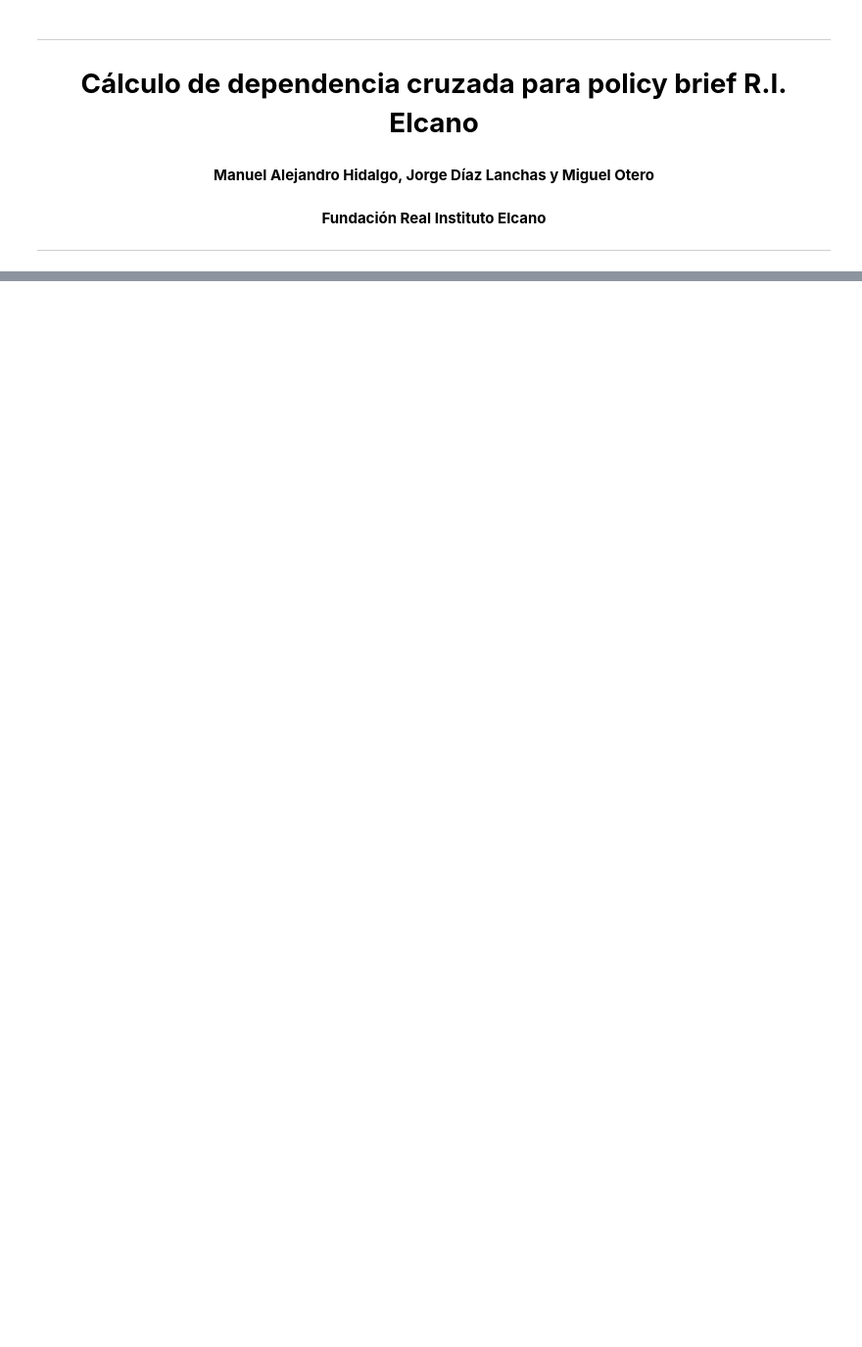
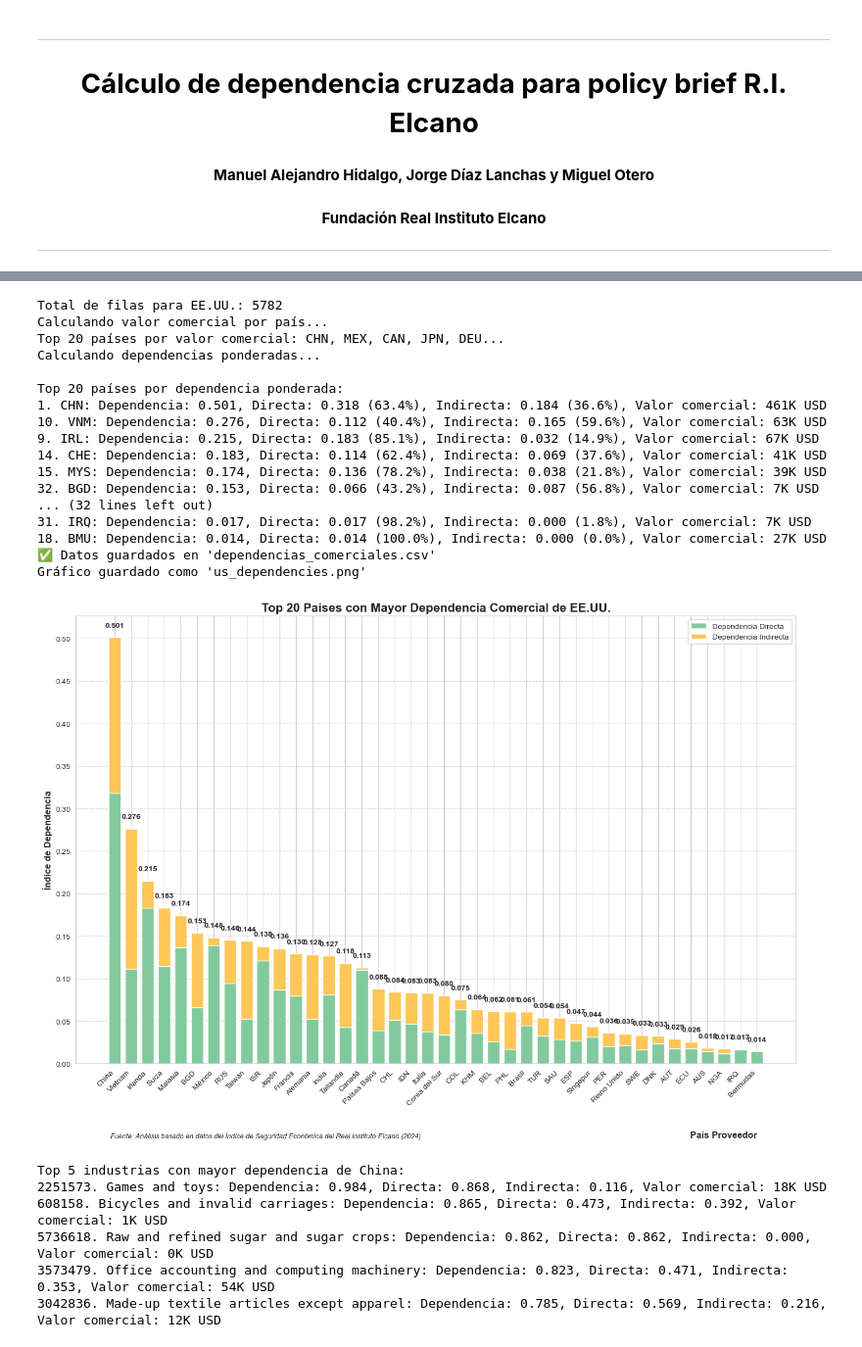
Before and after one commit to mhidper/Seguridad-Economica, a Jupyter notebook: src/notebooks/visualization/figuras.ipynb, the cells around one changed output, grey strips where cells are left out. Shown at 98% size. Cells and saved outputs as stored; diff of their text form; code cells hidden in the pictures; blank space fills up the shorter version.

```diff
--- a/src/notebooks/visualization/figuras.ipynb
+++ b/src/notebooks/visualization/figuras.ipynb
@@ -1079,12 +1098,13 @@ def analyze_us_dependencies():
 
     return dependency_df
 
-def plot_dependencies(dependency_df):
+def plot_dependencies(dependency_df, save_csv=True):
     """
     Crea un gráfico de barras apiladas para visualizar las dependencias.
 
     Args:
         dependency_df: DataFrame con las dependencias calculadas
+        save_csv: Boolean, si True exporta los datos a CSV (default: True)
     """
     plt.figure(figsize=(14, 10))
 
@@ -1101,6 +1121,13 @@ def plot_dependencies(dependency_df):
         "FRA": "Francia", "ITA": "Italia", "KOR": "Corea del Sur", "BRA": "Brasil",
         "NLD": "Países Bajos", "SGP": "Singapur", "GBR": "Reino Unido", "BMU": "Bermudas"
     }
+
+    # Exportar a CSV en el mismo directorio que las imágenes
+    if save_csv:
+        export_df = dependency_df.copy()
+        export_df['country_name'] = export_df['country'].map(country_names).fillna(export_df['country'])
+        export_df.to_csv(image_dir / 'figura1.csv', index=False, encoding='utf-8-sig')
+        print("✅ Datos guardados en 'dependencias_comerciales.csv'")
 
     # Mapear códigos a nombres completos (si están en el diccionario)
     country_labels = [country_names.get(c, c) for c in countries]
@@ -1175,30 +1202,55 @@ def main():
     # Analizar y mostrar las industrias con mayor dependencia de China
     analyze_china_industries()
 
     return dependency_df
 
 def analyze_china_industries():
     """Analiza las industrias con mayor dependencia de China."""
     # Cargar los datos
     df = df_limpio.copy()
 
     # Filtrar datos para EE.UU. como país dependiente y China como proveedor
     china_data = df[(df['dependent_country'] == 'USA') & (df['supplier_country'] == 'CHN')].copy()
 
     # Filtrar filas con valores válidos
     valid_rows = china_data.dropna(subset=['dependency_value', 'trade_value'])
     valid_rows = valid_rows[valid_rows['trade_value'] > 0]
 
     # Ordenar por dependencia
     top_industries = valid_rows.sort_values('dependency_value', ascending=False).head(5)
 
     print("\nTop 5 industrias con mayor dependencia de China:")
     for i, row in top_industries.iterrows():
         print(f"{i+1}. {row['industry']}: Dependencia: {row['dependency_value']:.3f}, " +
               f"Directa: {row['direct_dependency']:.3f}, Indirecta: {row['indirect_dependency']:.3f}, " +
               f"Valor comercial: {row['trade_value']/1000:.0f}K USD")
 
     return top_industries
 
 if __name__ == "__main__":
     dependency_df = main()
+# %% [output]
+Total de filas para EE.UU.: 5782
+Calculando valor comercial por país...
+Top 20 países por valor comercial: CHN, MEX, CAN, JPN, DEU...
+Calculando dependencias ponderadas...
+
+Top 20 países por dependencia ponderada:
+1. CHN: Dependencia: 0.501, Directa: 0.318 (63.4%), Indirecta: 0.184 (36.6%), Valor comercial: 461K USD
+10. VNM: Dependencia: 0.276, Directa: 0.112 (40.4%), Indirecta: 0.165 (59.6%), Valor comercial: 63K USD
+9. IRL: Dependencia: 0.215, Directa: 0.183 (85.1%), Indirecta: 0.032 (14.9%), Valor comercial: 67K USD
+14. CHE: Dependencia: 0.183, Directa: 0.114 (62.4%), Indirecta: 0.069 (37.6%), Valor comercial: 41K USD
+15. MYS: Dependencia: 0.174, Directa: 0.136 (78.2%), Indirecta: 0.038 (21.8%), Valor comercial: 39K USD
+32. BGD: Dependencia: 0.153, Directa: 0.066 (43.2%), Indirecta: 0.087 (56.8%), Valor comercial: 7K USD
+... (32 lines left out)
+31. IRQ: Dependencia: 0.017, Directa: 0.017 (98.2%), Indirecta: 0.000 (1.8%), Valor comercial: 7K USD
+18. BMU: Dependencia: 0.014, Directa: 0.014 (100.0%), Indirecta: 0.000 (0.0%), Valor comercial: 27K USD
+✅ Datos guardados en 'dependencias_comerciales.csv'
+Gráfico guardado como 'us_dependencies.png'
+[figure, added]
+Top 5 industrias con mayor dependencia de China:
+2251573. Games and toys: Dependencia: 0.984, Directa: 0.868, Indirecta: 0.116, Valor comercial: 18K USD
+608158. Bicycles and invalid carriages: Dependencia: 0.865, Directa: 0.473, Indirecta: 0.392, Valor comercial: 1K USD
+5736618. Raw and refined sugar and sugar crops: Dependencia: 0.862, Directa: 0.862, Indirecta: 0.000, Valor comercial: 0K USD
+3573479. Office accounting and computing machinery: Dependencia: 0.823, Directa: 0.471, Indirecta: 0.353, Valor comercial: 54K USD
+3042836. Made-up textile articles except apparel: Dependencia: 0.785, Directa: 0.569, Indirecta: 0.216, Valor comercial: 12K USD
```
Also changed, not shown: parts of 8 cells of this notebook, 46 other files.
